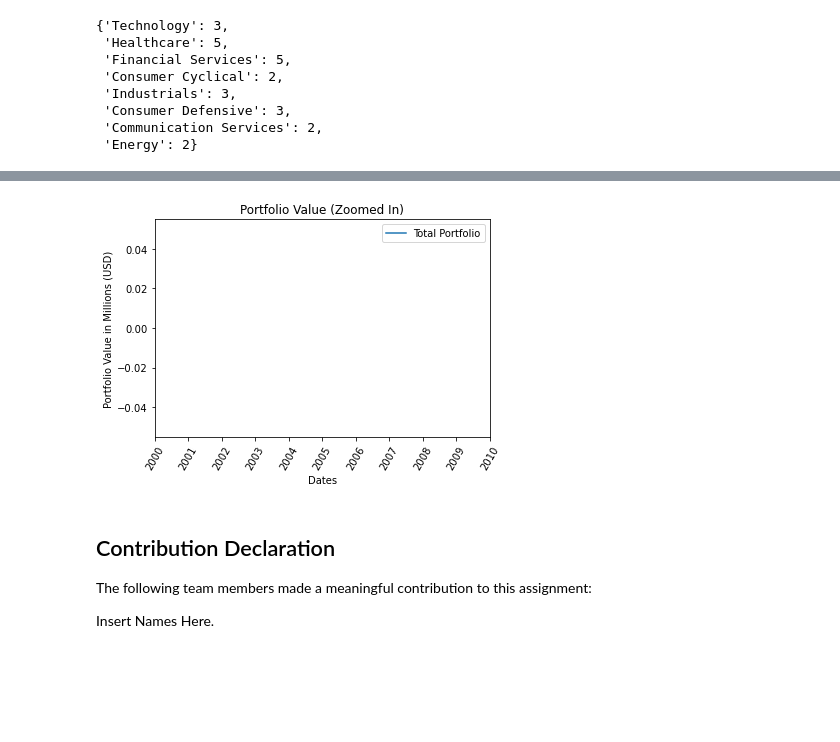
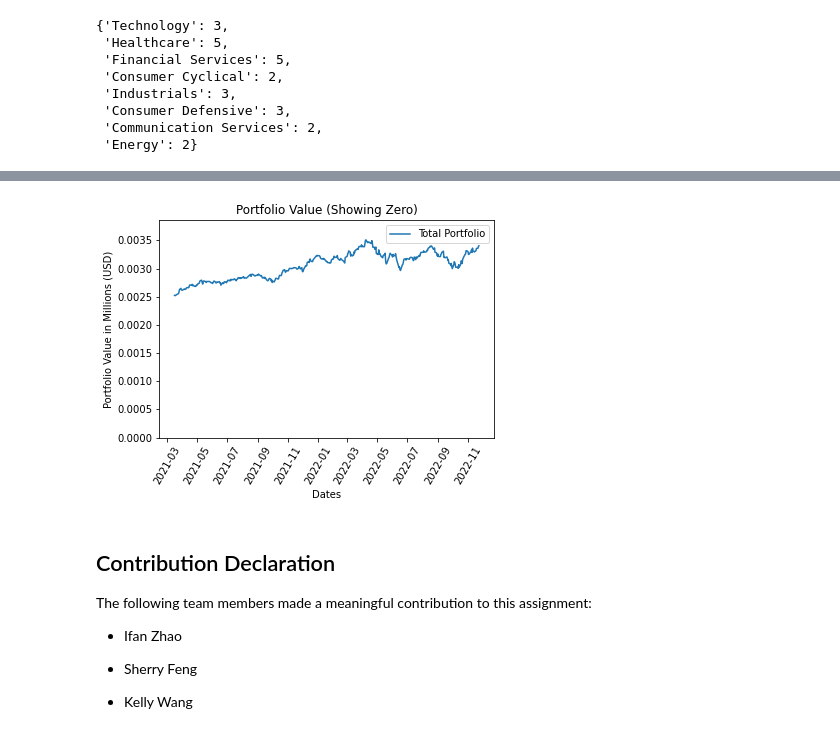
Before and after one commit to fengsherry/Robo-Advisor, a Jupyter notebook: Team_03_Assignment.ipynb, the cells around one changed output, grey strips where cells are left out. Cells and saved outputs as stored; diff of their text form; code cells hidden in the pictures; blank space fills up the shorter version.

```diff
--- a/Team_03_Assignment.ipynb
+++ b/Team_03_Assignment.ipynb
@@ -764,0 +759,9 @@ selected_portfolio = selected_portfolio * stat_stock_weighting
+# %%
+final_portfolio = combine_portfolios(corr_prices, selected_portfolio, corr_tickers, selected_tickers)
+final_tickers = list(final_portfolio.columns)
+final_tickers_df = pd.DataFrame(selected_tickers)
+final_tickers_df.columns = ['tickers']
+stdbeta_tickers = final_tickers_df.loc[final_tickers_df['tickers'].isin(final_tickers[corr_stocks_amount : len(final_tickers)])]
+
+
+stdbeta_tickers
@@ -764,0 +786,10 @@ selected_portfolio = selected_portfolio * stat_stock_weighting
+# %%
+Portfolio_Final = pd.DataFrame()
+current_date = '2022-11-25'
+current_date_end = '2022-11-26'
+portfolio_prices = []
+
+for i in range (len(final_tickers)):
+    portfolio_prices.append(get_closing_prices(final_tickers[i], current_date, current_date_end).iloc[0])
+
+portfolio_prices
@@ -764,0 +871,11 @@ selected_portfolio = selected_portfolio * stat_stock_weighting
+# %%
+Stocks_Final = Portfolio_Final.filter(['Ticker', 'Shares'], axis=1)
+
+Stocks_Final.to_csv('Stocks_Group_03.csv')
+# %%
+final_prices = pd.DataFrame()
+for i in range (len(final_tickers)):
+    final_prices[final_tickers[i]] = all_prices[final_tickers[i]] * Stocks_Final.iloc[i, 1]
+
+final_prices['total'] = final_prices.sum('columns')
+final_prices
@@ -765,13 +897,20 @@ selected_portfolio = selected_portfolio * stat_stock_weighting
 # %%
+#Graphs of the std/beta portfolio, without correlation stocks
+#so that the graph will not automatically be in scientific notation
+interval = ['Millions', 1000000] #First element is the name, second element is the number
+
 #Graph the selected portfolio value
-plt.plot(selected_portfolio.index, selected_portfolio['total'] / interval[1], label='Total Portfolio')
+plt.plot(final_prices.index, final_prices['total'] / interval[1], label='Total Portfolio')
 
-plt.title('Portfolio Value (Zoomed In)')
+plt.title('Portfolio Value (Showing Zero)')
 plt.xlabel('Dates')
 plt.xticks(rotation=60)
 plt.ylabel('Portfolio Value in ' + interval[0] + ' (USD)')
+#Show zero so that we can get a more accurate idea of how much the portfolio value changed overall, in the grand
+# scheme of things
+plt.ylim([0, max(final_prices['total'] / interval[1]) + 0.1 * max(final_prices['total'] / interval[1])])
 plt.legend(loc='best')
 
 plt.show()
 # %% [output]
-[figure, old version]
+[figure, new version]
@@ -796,4 +919,8 @@ final_tickers = list(final_portfolio.columns)
 
 The following team members made a meaningful contribution to this assignment:
 
-Insert Names Here.
+- Ifan Zhao
+
+- Sherry Feng
+
+- Kelly Wang
```
Also changed, not shown: parts of 36 cells of this notebook, 1 other file.
